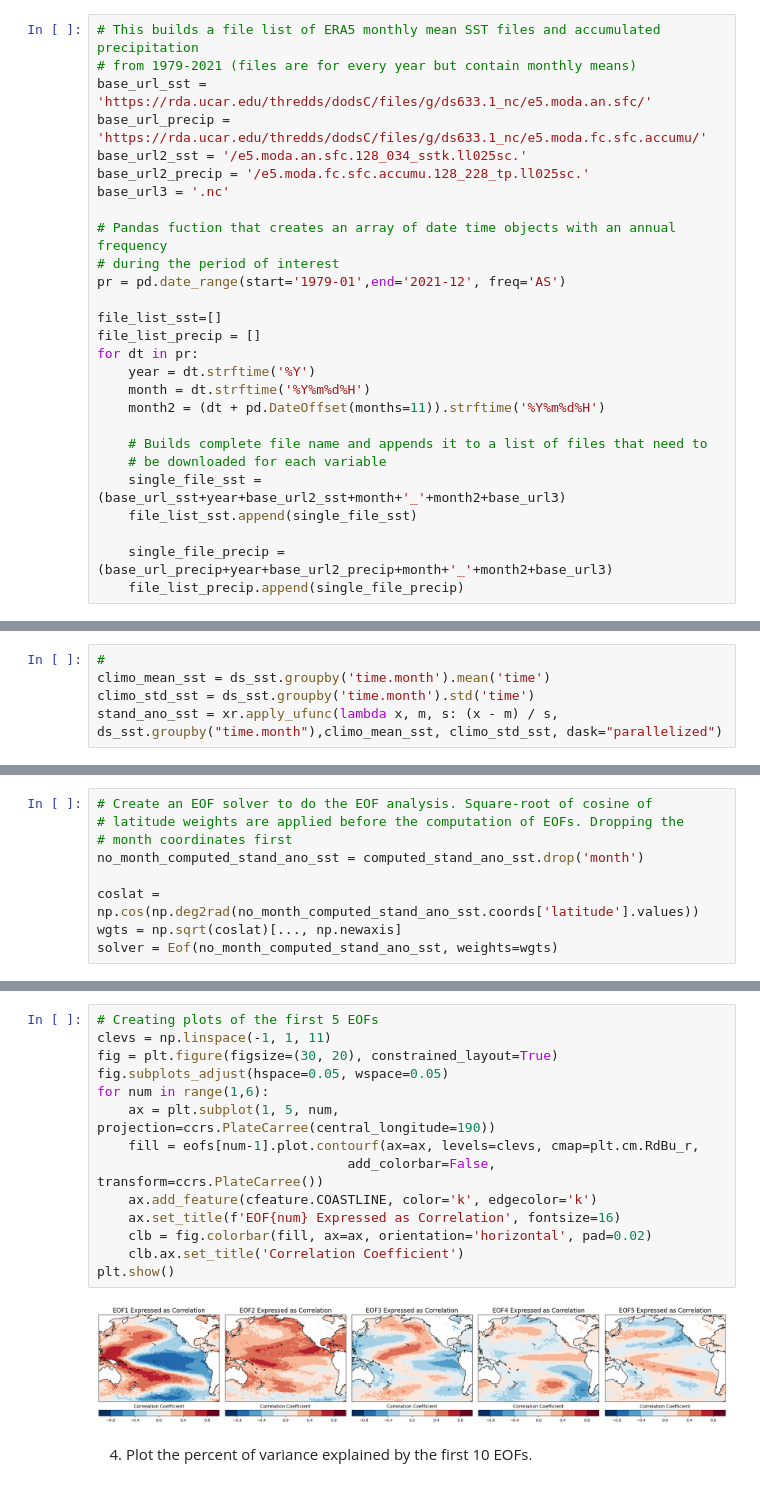
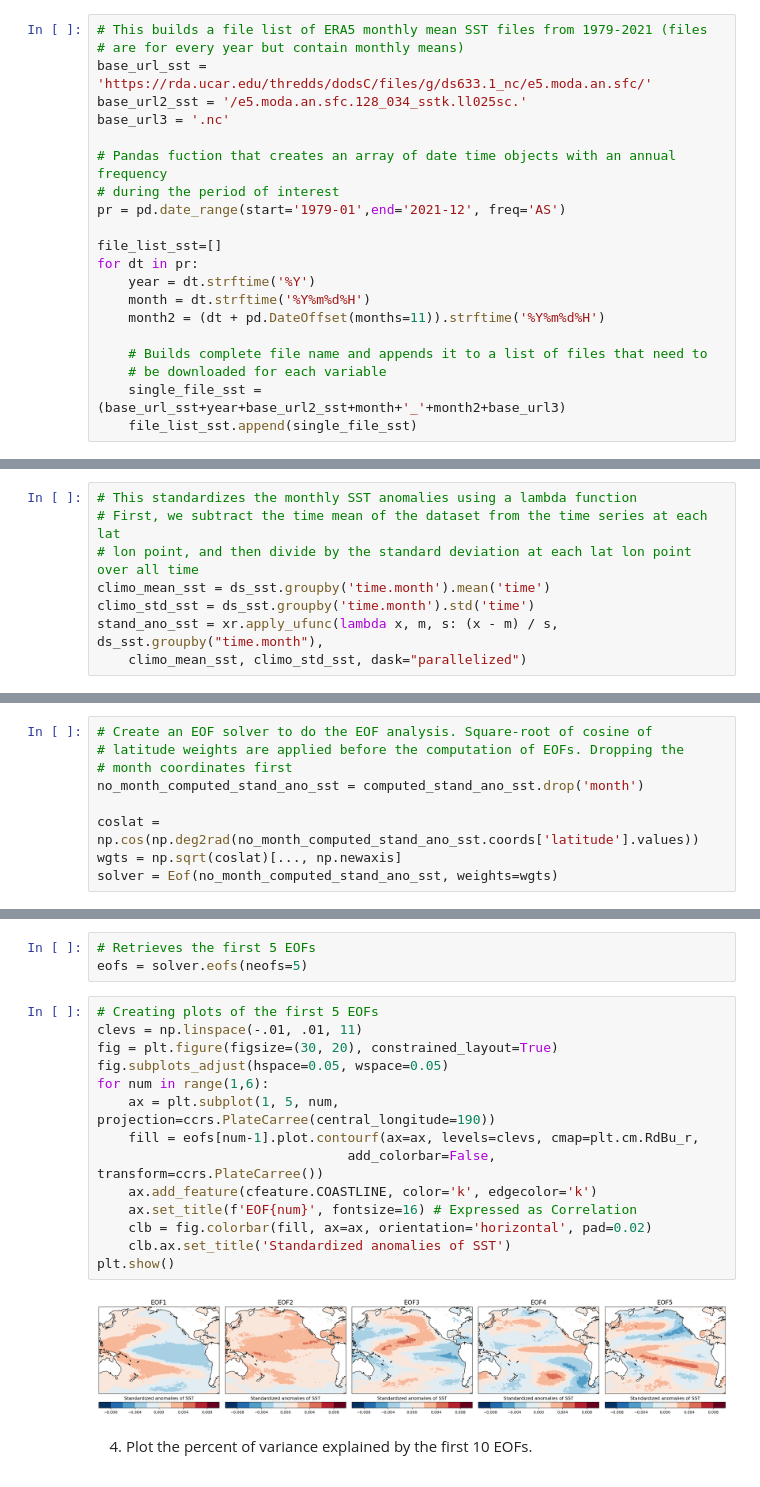
Before and after one commit to atmsillinois/time-series-and-eofs-leanneblind, a Jupyter notebook: project4_atms523_blind.ipynb, the cells around one changed output, grey strips where cells are left out. Saved outputs shown, nothing was run; the diff lists cells and outputs as text.

```diff
--- a/project4_atms523_blind.ipynb
+++ b/project4_atms523_blind.ipynb
@@ -54,10 +56,8 @@ client.register_worker_plugin(plugin)
 # %%
-# This builds a file list of ERA5 monthly mean SST files and accumulated precipitation
-# from 1979-2021 (files are for every year but contain monthly means)
+# This builds a file list of ERA5 monthly mean SST files from 1979-2021 (files
+# are for every year but contain monthly means)
 base_url_sst = 'https://rda.ucar.edu/thredds/dodsC/files/g/ds633.1_nc/e5.moda.an.sfc/'
-base_url_precip = 'https://rda.ucar.edu/thredds/dodsC/files/g/ds633.1_nc/e5.moda.fc.sfc.accumu/'
 base_url2_sst = '/e5.moda.an.sfc.128_034_sstk.ll025sc.'
-base_url2_precip = '/e5.moda.fc.sfc.accumu.128_228_tp.ll025sc.'
 base_url3 = '.nc'
 
 # Pandas fuction that creates an array of date time objects with an annual frequency
@@ -65,7 +65,6 @@ base_url3 = '.nc'
 pr = pd.date_range(start='1979-01',end='2021-12', freq='AS')
 
 file_list_sst=[]
-file_list_precip = []
 for dt in pr:
     year = dt.strftime('%Y')
     month = dt.strftime('%Y%m%d%H')
@@ -75,7 +74,4 @@ for dt in pr:
     # be downloaded for each variable
     single_file_sst = (base_url_sst+year+base_url2_sst+month+'_'+month2+base_url3)
     file_list_sst.append(single_file_sst)
-
-    single_file_precip = (base_url_precip+year+base_url2_precip+month+'_'+month2+base_url3)
-    file_list_precip.append(single_file_precip)
 # %%
@@ -172,6 +198,9 @@ ds_sst.SSTK
 # %%
-#
+# This standardizes the monthly SST anomalies using a lambda function
+# First, we subtract the time mean of the dataset from the time series at each lat
+# lon point, and then divide by the standard deviation at each lat lon point over all time
 climo_mean_sst = ds_sst.groupby('time.month').mean('time')
 climo_std_sst = ds_sst.groupby('time.month').std('time')
-stand_ano_sst = xr.apply_ufunc(lambda x, m, s: (x - m) / s, ds_sst.groupby("time.month"),climo_mean_sst, climo_std_sst, dask="parallelized")
+stand_ano_sst = xr.apply_ufunc(lambda x, m, s: (x - m) / s, ds_sst.groupby("time.month"),
+    climo_mean_sst, climo_std_sst, dask="parallelized")
 # %%
@@ -200,19 +227,22 @@ pc1 = solver.pcs(npcs=5, pcscaling=1)
+# %%
+# Retrieves the first 5 EOFs
+eofs = solver.eofs(neofs=5)
 # %%
 # Creating plots of the first 5 EOFs
-clevs = np.linspace(-1, 1, 11)
+clevs = np.linspace(-.01, .01, 11)
 fig = plt.figure(figsize=(30, 20), constrained_layout=True)
 fig.subplots_adjust(hspace=0.05, wspace=0.05)
 for num in range(1,6):
     ax = plt.subplot(1, 5, num,  projection=ccrs.PlateCarree(central_longitude=190))
     fill = eofs[num-1].plot.contourf(ax=ax, levels=clevs, cmap=plt.cm.RdBu_r,
                                 add_colorbar=False, transform=ccrs.PlateCarree())
     ax.add_feature(cfeature.COASTLINE, color='k', edgecolor='k')
-    ax.set_title(f'EOF{num} Expressed as Correlation', fontsize=16)
+    ax.set_title(f'EOF{num}', fontsize=16) # Expressed as Correlation
     clb = fig.colorbar(fill, ax=ax, orientation='horizontal', pad=0.02)
-    clb.ax.set_title('Correlation Coefficient')
+    clb.ax.set_title('Standardized anomalies of SST')
 plt.show()
 # %% [output]
-[figure, old version]
+[figure, new version]
 # %% [markdown]
 4. Plot the percent of variance explained by the first 10 EOFs.
 # %%
```
Also changed, not shown: parts of 36 cells of this notebook, 1 other file.
